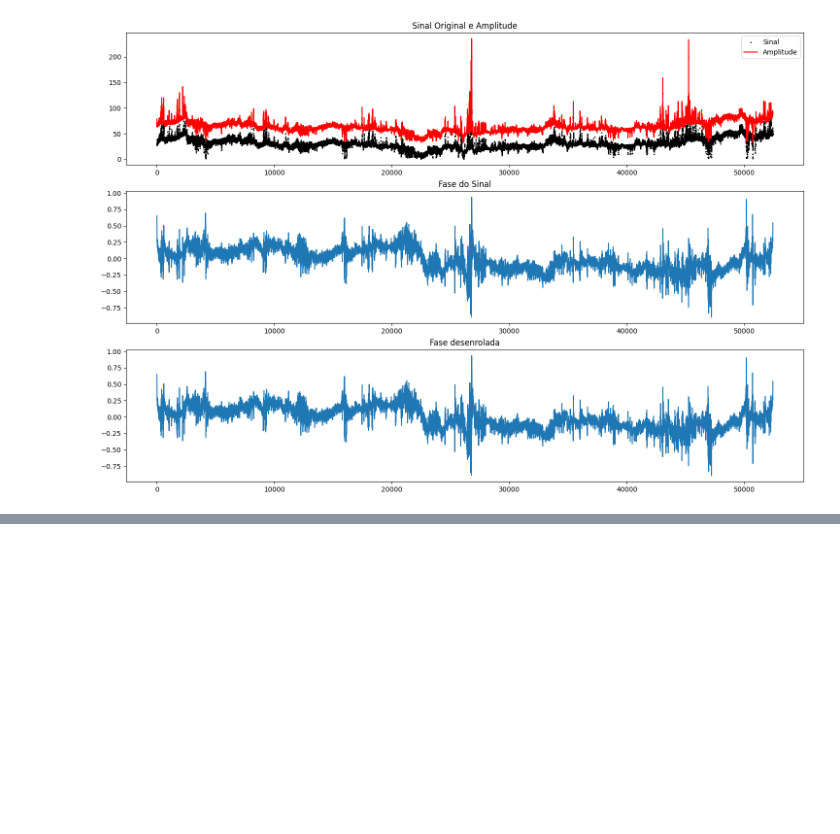
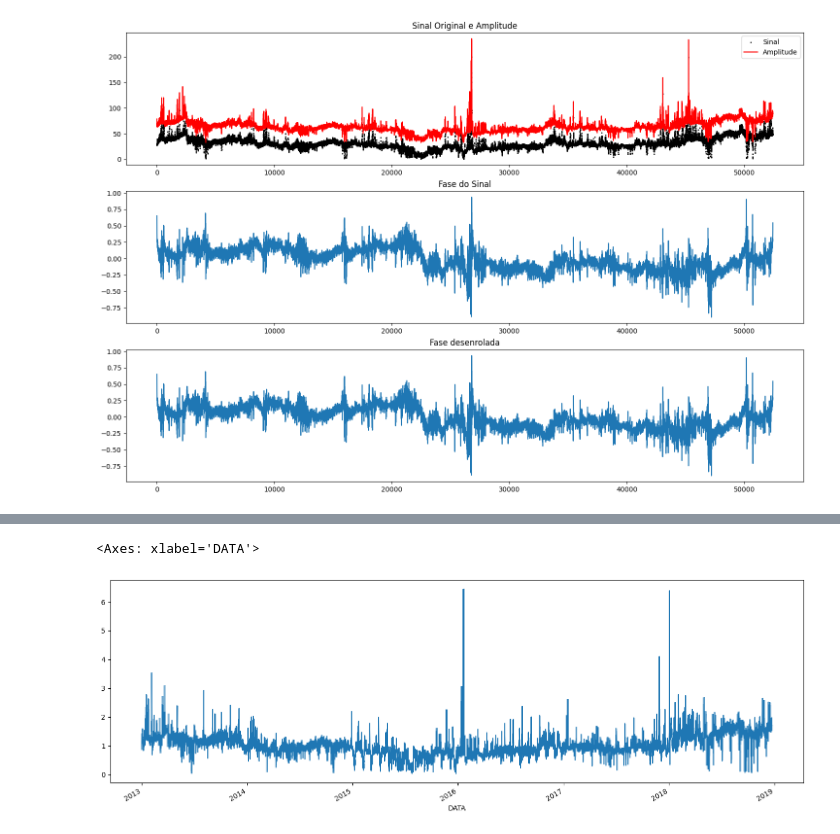
Before and after one commit to vidomirana/Analise-Sincronia-SeriesTemporais-Soja, a Jupyter notebook: NordPoolData.ipynb, the cells around one changed output, grey strips where cells are left out. Drawn from its saved outputs; the diff is of its cells as text; code cells hidden in the pictures; blank space fills up the shorter version.

```diff
--- a/NordPoolData.ipynb
+++ b/NordPoolData.ipynb
@@ -178,0 +188,6 @@ plt.show()
+# %%
+ret_acm = (1+retornos_df).cumprod()
+ret_acm.plot(figsize=(18,6))
+# %% [output]
+<Axes: xlabel='DATA'>
+[figure, added]
```
Also changed, not shown: parts of 7 cells of this notebook, 2 other files.
